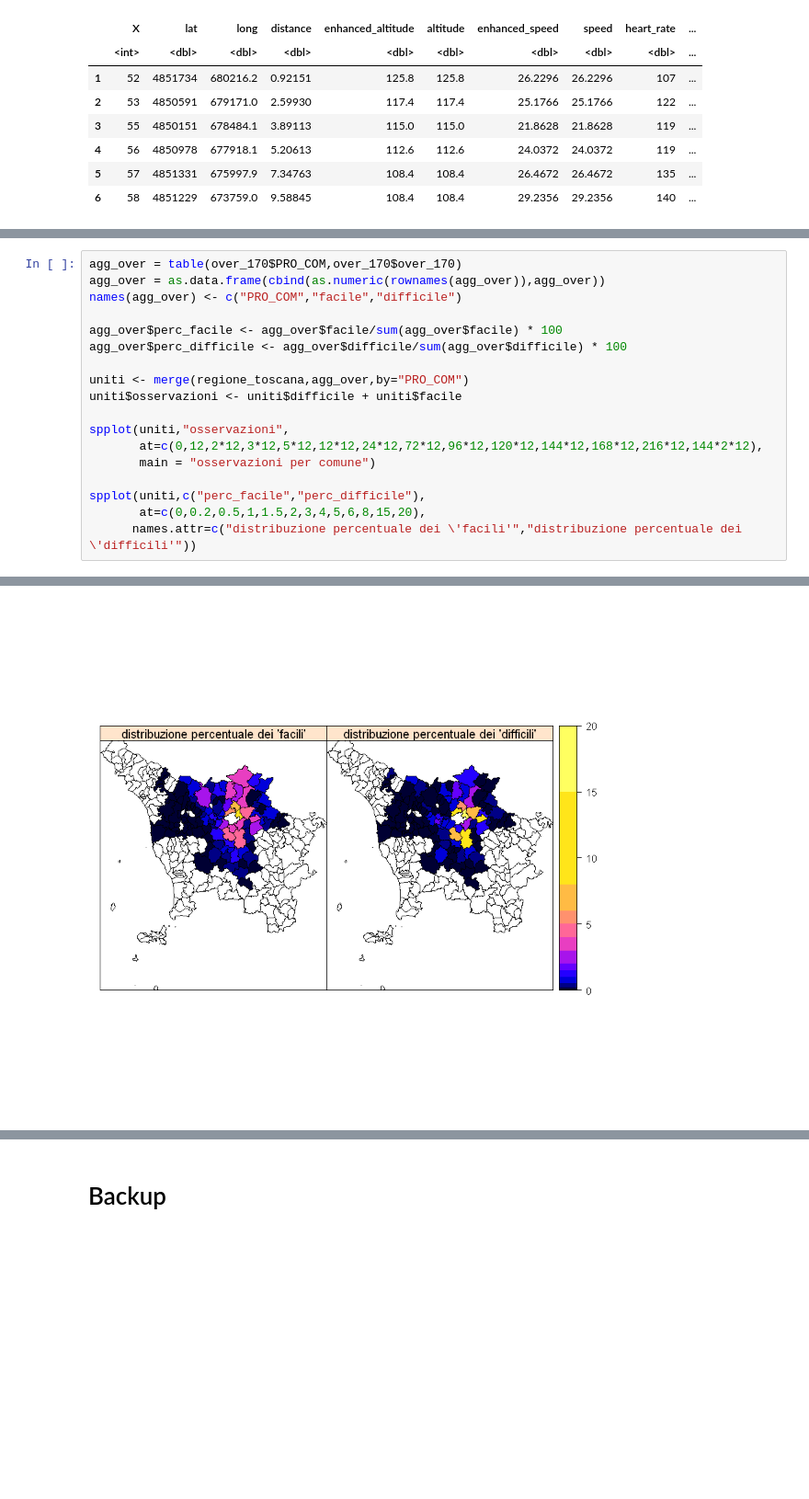
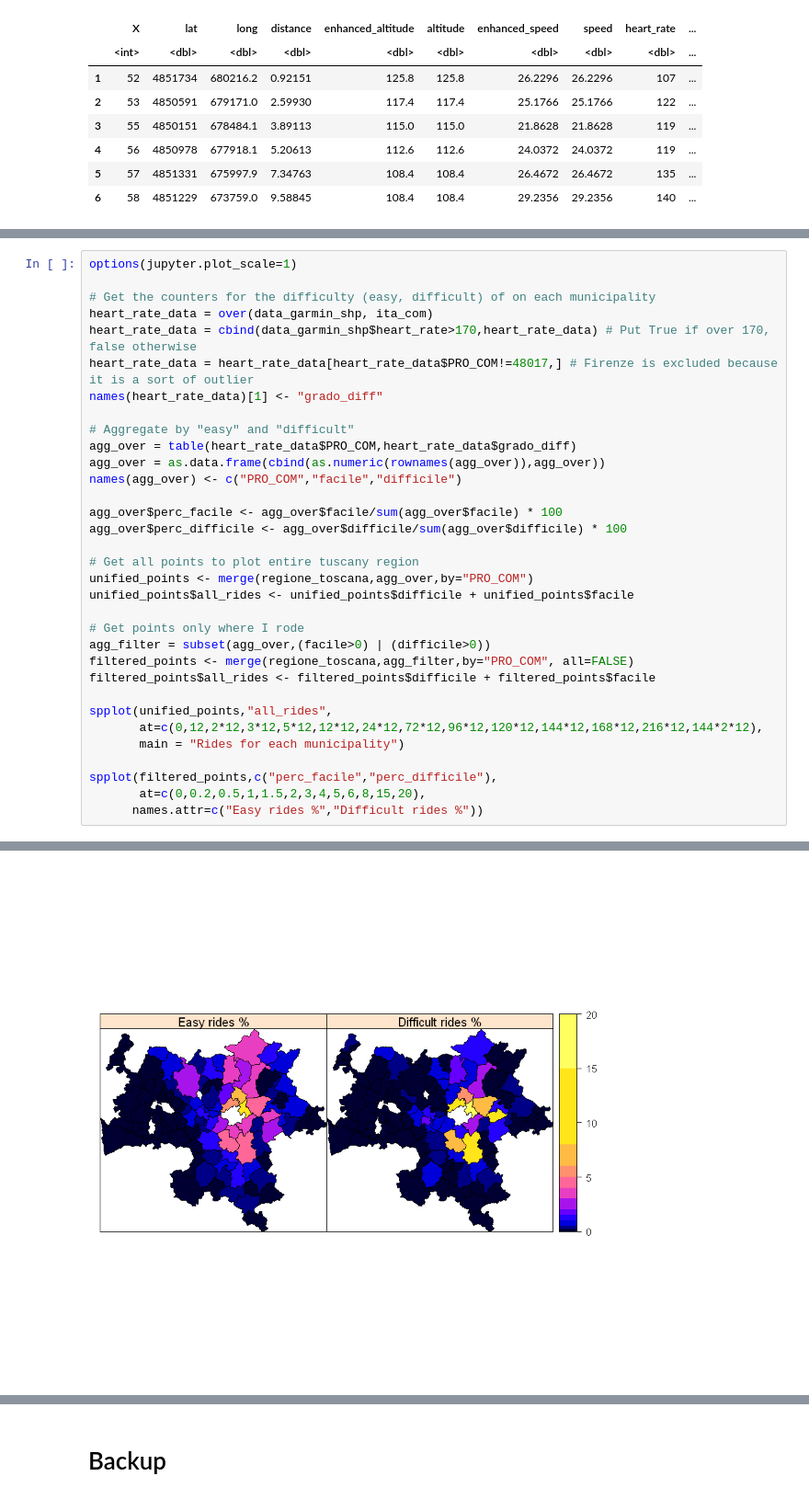
Before and after one commit to peppusnight/geospatial_project, a Jupyter notebook: point_process_analysis.ipynb, the cells around one changed output, grey strips where cells are left out. Shown: that part at 92% size. Cells and saved outputs as stored; diff of their text form; blank space fills up the shorter version.

```diff
--- a/point_process_analysis.ipynb
+++ b/point_process_analysis.ipynb
@@ -111,19 +105,34 @@ Warning message in plot.xy(xy.coords(x, y), type = type, ...):
 # %%
-agg_over = table(over_170$PRO_COM,over_170$over_170)
+options(jupyter.plot_scale=1)
+
+# Get the counters for the difficulty (easy, difficult) of on each municipality
+heart_rate_data = over(data_garmin_shp, ita_com)
+heart_rate_data = cbind(data_garmin_shp$heart_rate>170,heart_rate_data) # Put True if over 170, false otherwise
+heart_rate_data = heart_rate_data[heart_rate_data$PRO_COM!=48017,] # Firenze is excluded because it is a sort of outlier
+names(heart_rate_data)[1] <- "grado_diff"
+
+# Aggregate by "easy" and "difficult"
+agg_over = table(heart_rate_data$PRO_COM,heart_rate_data$grado_diff)
 agg_over = as.data.frame(cbind(as.numeric(rownames(agg_over)),agg_over))
 names(agg_over) <- c("PRO_COM","facile","difficile")
 
 agg_over$perc_facile <- agg_over$facile/sum(agg_over$facile) * 100
 agg_over$perc_difficile <- agg_over$difficile/sum(agg_over$difficile) * 100
 
-uniti <- merge(regione_toscana,agg_over,by="PRO_COM")
-uniti$osservazioni <- uniti$difficile + uniti$facile
+# Get all points to plot entire tuscany region
+unified_points <- merge(regione_toscana,agg_over,by="PRO_COM")
+unified_points$all_rides <- unified_points$difficile + unified_points$facile
 
-spplot(uniti,"osservazioni",
+# Get points only where I rode
+agg_filter = subset(agg_over,(facile>0) | (difficile>0))
+filtered_points <- merge(regione_toscana,agg_filter,by="PRO_COM", all=FALSE)
+filtered_points$all_rides <- filtered_points$difficile + filtered_points$facile
+
+spplot(unified_points,"all_rides",
        at=c(0,12,2*12,3*12,5*12,12*12,24*12,72*12,96*12,120*12,144*12,168*12,216*12,144*2*12),
-       main = "osservazioni per comune")
+       main = "Rides for each municipality")
 
-spplot(uniti,c("perc_facile","perc_difficile"),
+spplot(filtered_points,c("perc_facile","perc_difficile"),
        at=c(0,0.2,0.5,1,1.5,2,3,4,5,6,8,15,20),
-      names.attr=c("distribuzione percentuale dei \'facili'","distribuzione percentuale dei \'difficili'"))
+      names.attr=c("Easy rides %","Difficult rides %"))
 # %% [output]
@@ -131,2 +140,2 @@ spplot(uniti,c("perc_facile","perc_difficile"),
-[figure, old version]
+[figure, new version]
 # %% [markdown]
```
Also changed, not shown: parts of 30 cells of this notebook, 9 other files.
